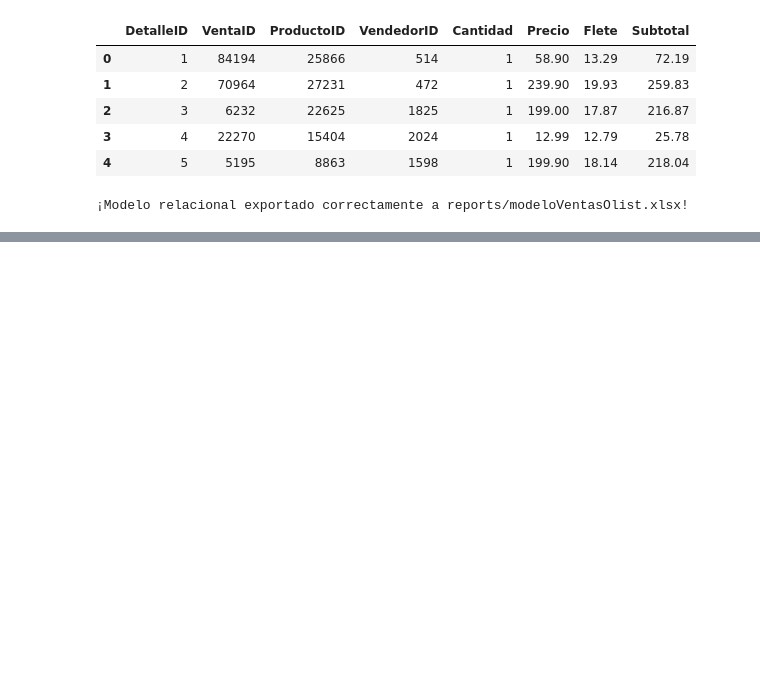
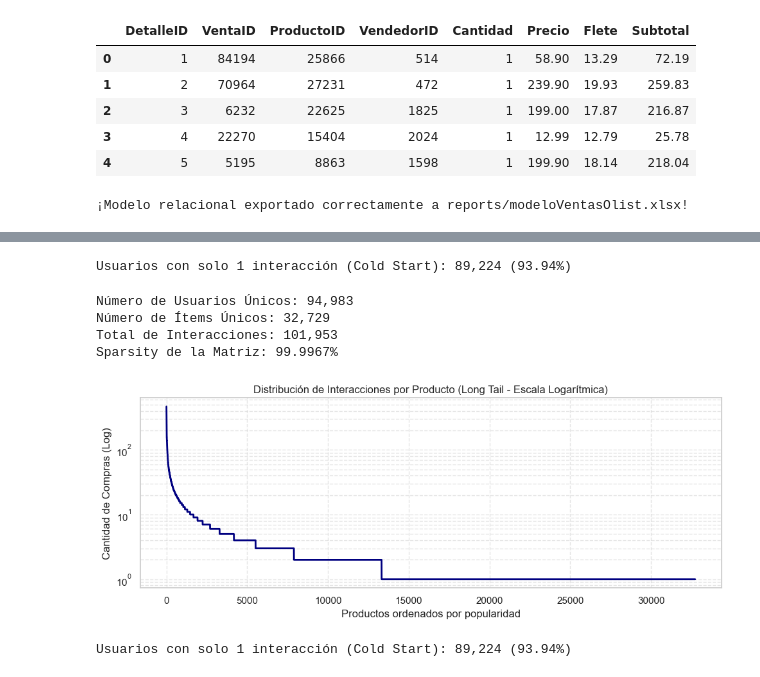
Before and after one commit to DynamoConsultoriaDataSolutions/dynamo-recsys-olist, a Jupyter notebook: notebooks/EDA.ipynb, the cells around one changed output, grey strips where cells are left out. Drawn from its saved outputs; the diff is of its cells as text; code cells hidden in the pictures; blank space fills up the shorter version.

```diff
--- a/notebooks/EDA.ipynb
+++ b/notebooks/EDA.ipynb
@@ -202,0 +270,52 @@ print("¡Modelo relacional exportado correctamente a reports/modeloVentasOlist.x
+# %%
+
+# 3. Análisis de Arranque en Frío (Cold Start)
+user_counts = interactions[col_user].value_counts()
+cold_start_users = (user_counts == 1).sum()
+pct_cold_start = (cold_start_users / n_users) * 100
+
+print(f"Usuarios con solo 1 interacción (Cold Start): {cold_start_users:,} ({pct_cold_start:.2f}%)")
+# %% [output]
+Usuarios con solo 1 interacción (Cold Start): 89,224 (93.94%)
+# %%
+
+# 1. Sparsity (Dispersión de la matriz)
+total_possible = n_users * n_items
+sparsity = (1 - (n_interactions / total_possible)) * 100
+
+print(f"Número de Usuarios Únicos: {n_users:,}")
+print(f"Número de Ítems Únicos: {n_items:,}")
+print(f"Total de Interacciones: {n_interactions:,}")
+print(f"Sparsity de la Matriz: {sparsity:.4f}%")
+# %% [output]
+Número de Usuarios Únicos: 94,983
+Número de Ítems Únicos: 32,729
+Total de Interacciones: 101,953
+Sparsity de la Matriz: 99.9967%
+# %%
+
+# 2. Análisis de Larga Cola (Long Tail)
+col_item = 'product_id'
+item_counts = interactions[col_item].value_counts().values
+
+plt.figure(figsize=(10, 4))
+plt.plot(item_counts, color='navy', linewidth=2)
+plt.yscale('log')
+plt.title('Distribución de Interacciones por Producto (Long Tail - Escala Logarítmica)')
+plt.xlabel('Productos ordenados por popularidad')
+plt.ylabel('Cantidad de Compras (Log)')
+plt.grid(True, which="both", ls="--", alpha=0.5)
+plt.tight_layout()
+plt.show()
+# %% [output]
+[figure, added]
+# %%
+# 3. Análisis de Arranque en Frío (Cold Start)
+col_user = 'customer_unique_id'
+user_counts = interactions[col_user].value_counts()
+cold_start_users = (user_counts == 1).sum()
+pct_cold_start = (cold_start_users / len(user_counts)) * 100
+
+print(f"Usuarios con solo 1 interacción (Cold Start): {cold_start_users:,} ({pct_cold_start:.2f}%)")
+# %% [output]
+Usuarios con solo 1 interacción (Cold Start): 89,224 (93.94%)
```
Also changed, not shown: parts of 5 cells of this notebook.
